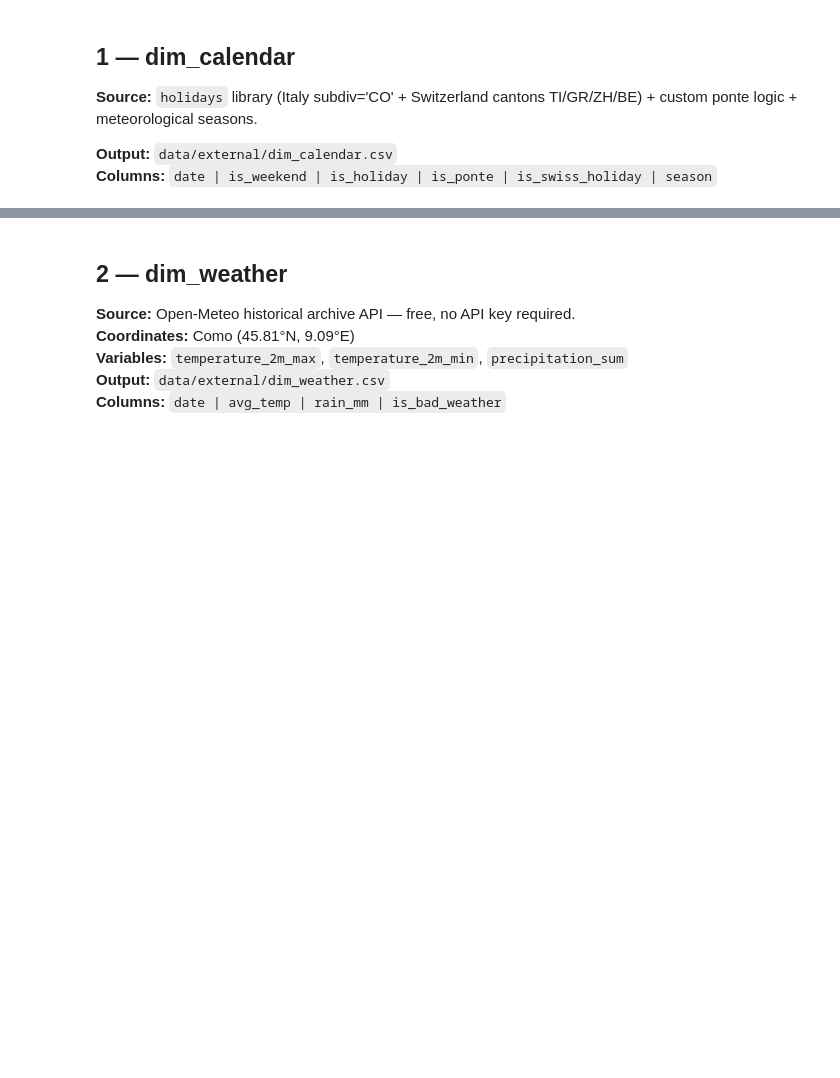
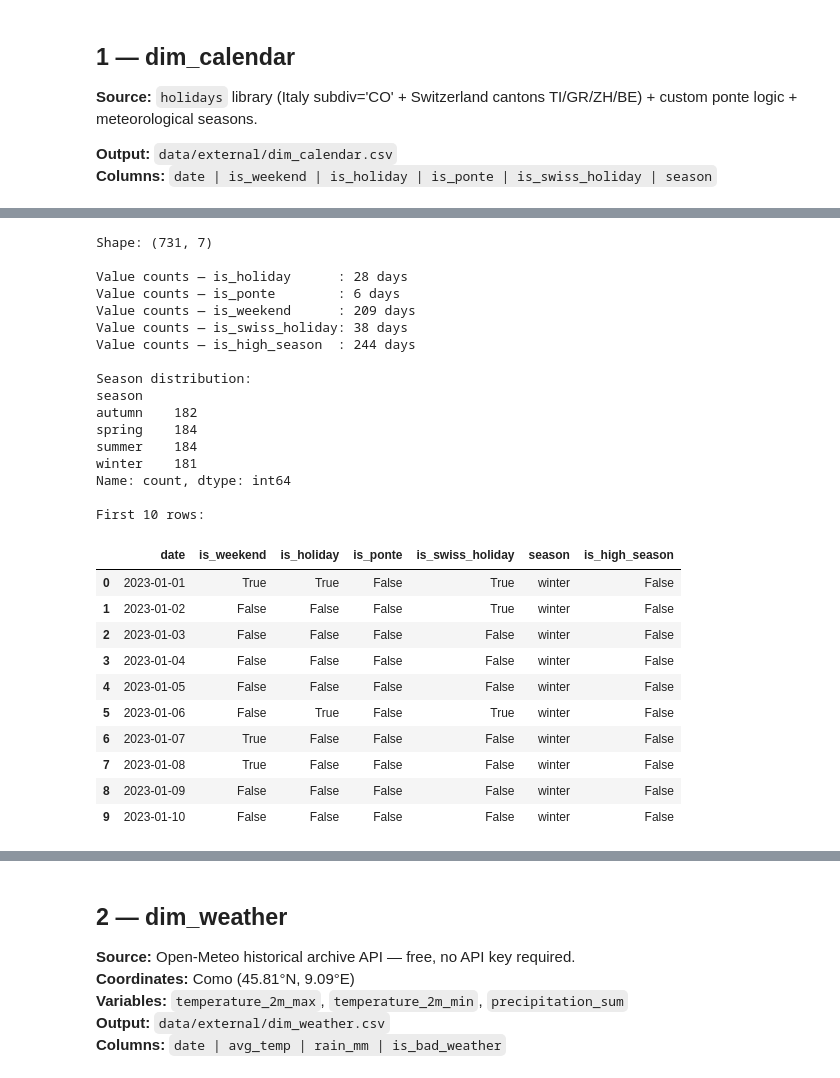
Before and after one commit to GiaLop/horeca-forecasting, a Jupyter notebook: notebook/02_dimension_tables.ipynb, the cells around one changed output, grey strips where cells are left out. Cells and saved outputs as stored; diff of their text form; code cells hidden in the pictures; blank space fills up the shorter version.

```diff
--- a/notebook/02_dimension_tables.ipynb
+++ b/notebook/02_dimension_tables.ipynb
@@ -109,39 +79,57 @@ for d in sorted(ponte_set):
 # %%
-def get_season(month):
-    """Meteorological seasons (Northern Hemisphere)."""
-    if month in [12, 1, 2]:
-        return 'winter'
-    elif month in [3, 4, 5]:
-        return 'spring'
-    elif month in [6, 7, 8]:
-        return 'summer'
-    else:
-        return 'autumn'
-
 # ── Build dim_calendar ─────────────────────────────────────────────────────────
 dim_calendar = pd.DataFrame({'date': DATE_RANGE})
 dim_calendar['date'] = dim_calendar['date'].dt.date
 
 dim_calendar['is_weekend']       = dim_calendar['date'].apply(lambda d: d.weekday() >= 5)
 dim_calendar['is_holiday']       = dim_calendar['date'].apply(lambda d: d in it_holidays_set)
 dim_calendar['is_ponte']         = dim_calendar['date'].apply(lambda d: d in ponte_set)
 dim_calendar['is_swiss_holiday'] = dim_calendar['date'].apply(lambda d: d in swiss_holidays_set)
-dim_calendar['season']           = dim_calendar['date'].apply(lambda d: get_season(d.month))
+dim_calendar['season']           = dim_calendar['date'].apply(lambda d: ut_f.get_season(d.month))
 
 # is_high_season: placeholder Jun–Sep, to be revised after join with raw_sales_pos
 # Real boundaries will be derived from daily covers distribution in Notebook 03.
 dim_calendar['is_high_season']   = dim_calendar['date'].apply(lambda d: d.month in [6, 7, 8, 9])
 
 # ── Sanity checks ──────────────────────────────────────────────────────────────
 print(f"Shape: {dim_calendar.shape}")
 print(f"\nValue counts — is_holiday      : {dim_calendar['is_holiday'].sum()} days")
 print(f"Value counts — is_ponte        : {dim_calendar['is_ponte'].sum()} days")
 print(f"Value counts — is_weekend      : {dim_calendar['is_weekend'].sum()} days")
 print(f"Value counts — is_swiss_holiday: {dim_calendar['is_swiss_holiday'].sum()} days")
 print(f"Value counts — is_high_season  : {dim_calendar['is_high_season'].sum()} days")
 print(f"\nSeason distribution:\n{dim_calendar['season'].value_counts().sort_index()}")
 print("\nFirst 10 rows:")
 display(dim_calendar.head(10))
+# %% [output]
+Shape: (731, 7)
+
+Value counts — is_holiday      : 28 days
+Value counts — is_ponte        : 6 days
+Value counts — is_weekend      : 209 days
+Value counts — is_swiss_holiday: 38 days
+Value counts — is_high_season  : 244 days
+
+Season distribution:
+season
+autumn    182
+spring    184
+summer    184
+winter    181
+Name: count, dtype: int64
+
+First 10 rows:
+|  | date | is_weekend | is_holiday | is_ponte | is_swiss_holiday | season | is_high_season |
+| 0 | 2023-01-01 | True | True | False | True | winter | False |
+| 1 | 2023-01-02 | False | False | False | True | winter | False |
+| 2 | 2023-01-03 | False | False | False | False | winter | False |
+| 3 | 2023-01-04 | False | False | False | False | winter | False |
+| 4 | 2023-01-05 | False | False | False | False | winter | False |
+| 5 | 2023-01-06 | False | True | False | True | winter | False |
+| 6 | 2023-01-07 | True | False | False | False | winter | False |
+| 7 | 2023-01-08 | True | False | False | False | winter | False |
+| 8 | 2023-01-09 | False | False | False | False | winter | False |
+| 9 | 2023-01-10 | False | False | False | False | winter | False |
 # %%
 # ── AWAIT GIOVANNI APPROVAL before saving ─────────────────────────────────────
 # Review the output above (shape, ponte dates, counts) before running this cell.
```
Also changed, not shown: parts of 9 cells of this notebook, 1 other file.
